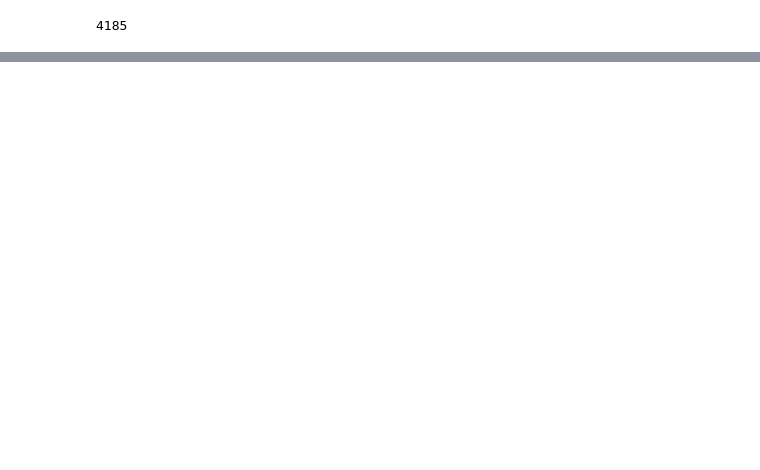
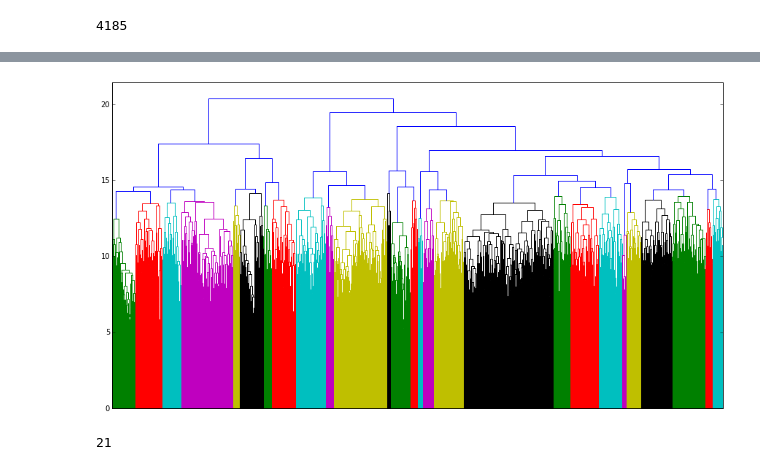
Before and after one commit to bruno-fs/rec_padroes, a Jupyter notebook: ep3/ep3.ipynb, the cells around one changed output, grey strips where cells are left out. Cells and saved outputs as stored; diff of their text form; code cells hidden in the pictures; blank space fills up the shorter version.

```diff
--- a/ep3/ep3.ipynb
+++ b/ep3/ep3.ipynb
@@ -79,0 +215,11 @@ DD_Matrix = D_Matrix[filtraNaN]
+# %%
+X_scaled = X.T.apply(lambda x: scale(x))
+X_scaled = X_scaled.T
+
+Z_scaled = Z.T.apply(lambda x: scale(x))
+Z_scaled = Z_scaled.T
+# %%
+## finalmente
+#DD_Matrix = X_scaled.copy()
+## escolhi usar a matriz Z, mas usando essa ou a X o agrupamento final n fica mto diferente
+DD_Matrix = Z_scaled.copy()
@@ -79,0 +235,4 @@ DD_Matrix = D_Matrix[filtraNaN]
+# %%
+import scipy.spatial.distance as distance
+pairwise_dists = distance.squareform(distance.pdist(DD_Matrix,metric='correlation'))
+pairwise_dists_columns = distance.squareform(distance.pdist(DD_Matrix.T,metric='correlation'))
@@ -79,0 +241,3 @@ DD_Matrix = D_Matrix[filtraNaN]
+# %%
+import scipy.cluster.hierarchy as sch
+clusters = sch.linkage(pairwise_dists, method='average')
@@ -79,0 +274,6 @@ DD_Matrix = D_Matrix[filtraNaN]
+# %%
+# dendrogram
+plt.figure(figsize=(15, 8))
+den = sch.dendrogram(clusters, no_labels=True)
+# %% [output]
+[figure, added]
@@ -79,0 +283,5 @@ DD_Matrix = D_Matrix[filtraNaN]
+# %%
+#numero de clusters obtidos
+T.max()
+# %% [output]
+21
```
Also changed, not shown: parts of 48 cells of this notebook, 1 other file.
